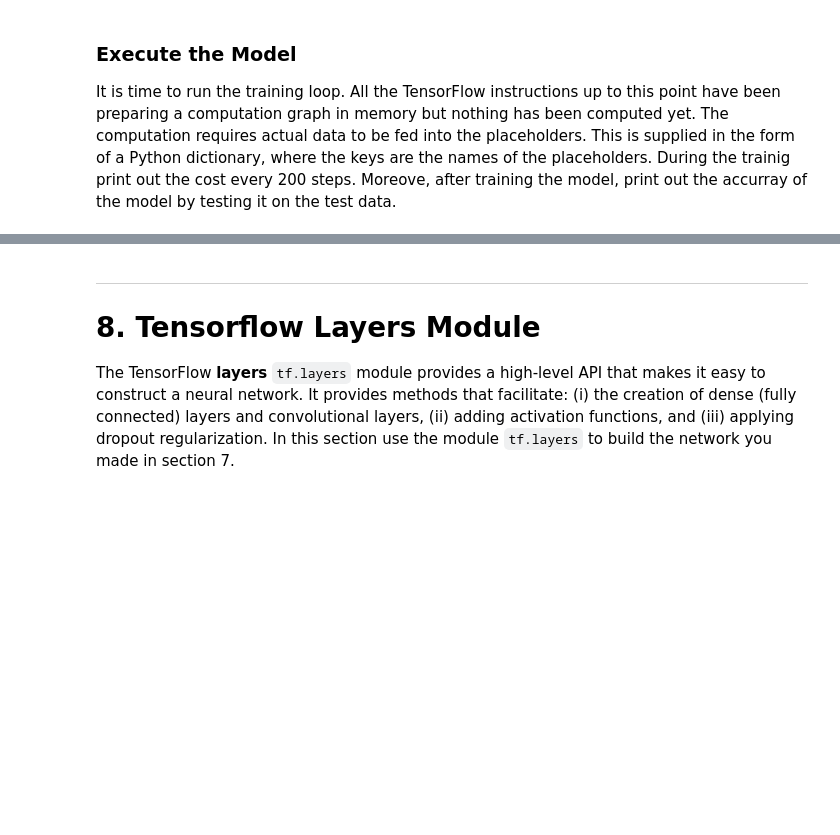
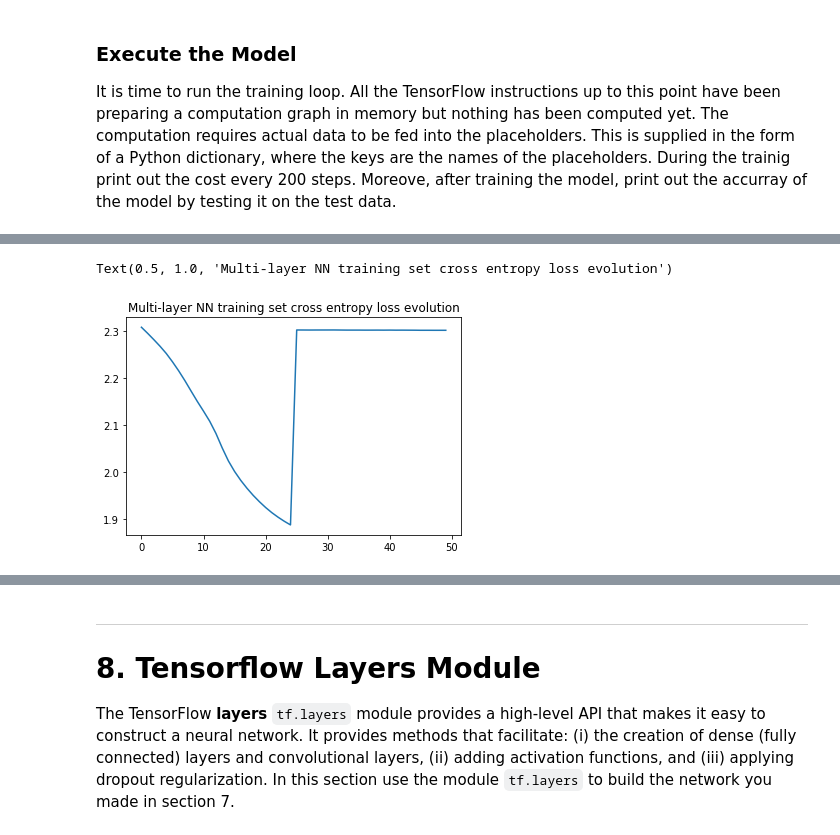
Before and after one commit to AlexandrosFerles/ID2223_Large_Scale_Machine_Learning_and_Deep_Learning, a Jupyter notebook: Lab2_ConvNets_with_Tensorflow/tensorflow_lab.ipynb, the cells around one changed output, grey strips where cells are left out. Cells and saved outputs as stored; diff of their text form; code cells hidden in the pictures; blank space fills up the shorter version.

```diff
--- a/Lab2_ConvNets_with_Tensorflow/tensorflow_lab.ipynb
+++ b/Lab2_ConvNets_with_Tensorflow/tensorflow_lab.ipynb
@@ -239,0 +324,6 @@ with tf.Session() as sess:
+# %%
+plt.plot(train_losses)
+plt.title("Multi-layer NN training set cross entropy loss evolution")
+# %% [output]
+Text(0.5, 1.0, 'Multi-layer NN training set cross entropy loss evolution')
+[figure, added]
```
Also changed, not shown: parts of 21 cells of this notebook.
